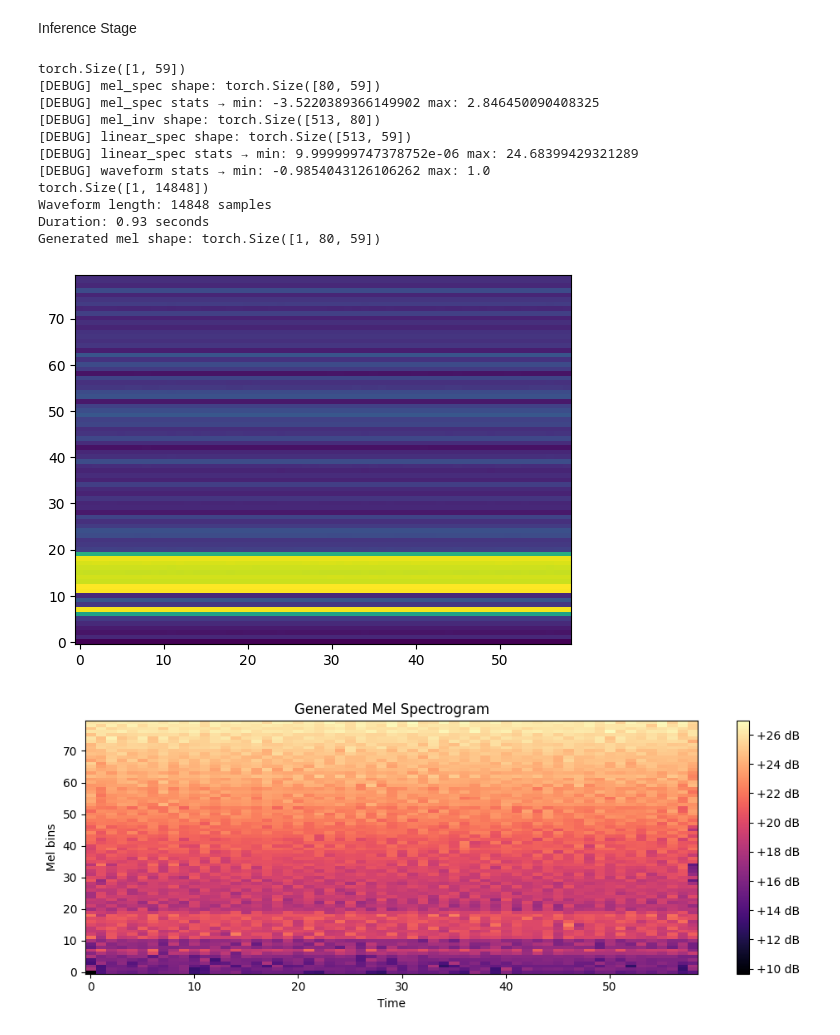
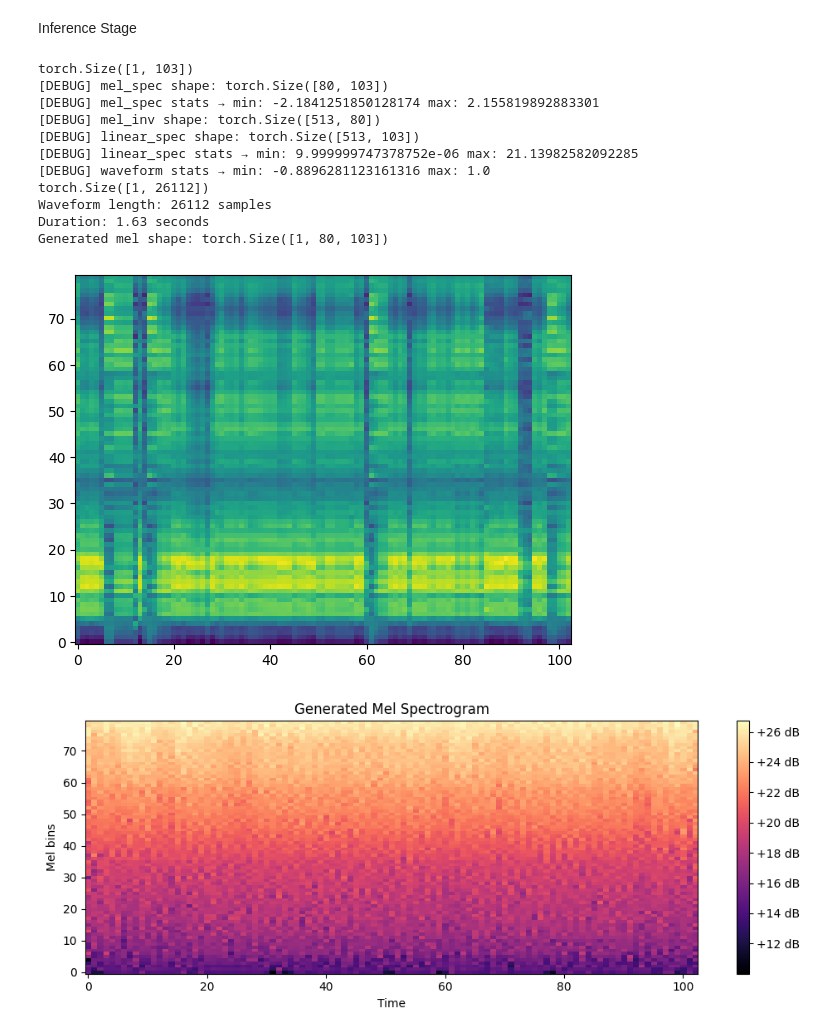
Before and after one commit to spencerwardaudio/DiffGAN_EV2_Variant, a Jupyter notebook: DiffGan_TTS_SW.ipynb, the cells around one changed output. Cells and saved outputs as stored; diff of their text form; code cells hidden in the pictures.

Commit message:
Normalizing Mel Specs in Data Loader, Time to Move on to U Net architecture, After 2000 epochs clear fundamental and harmonic distinctions

```diff
--- a/DiffGan_TTS_SW.ipynb
+++ b/DiffGan_TTS_SW.ipynb
@@ -245,7 +245,7 @@ class MelGenerator(nn.Module):
             [DiffusionBlock(mel_dim, hidden_dim) for _ in range(diffusion_steps)]
         )
 
-        self.output_activation = nn.Tanh()  # Mel spectrograms are typically in [-1, 1]
+        self.output_activation = torch.nn.Tanh()  # Mel spectrograms are typically in [-1, 1]
 
     def forward(self, x):
         for step, block in enumerate(self.diffusion_blocks):
@@ -494,6 +494,8 @@ class SimpleLJSDataset(Dataset):
         text_seq = torch.tensor(text_to_sequence(text), dtype=torch.long)
         mel = waveform_to_mel(waveform)
 
+        mel = (mel - mel.mean()) / mel.std()  # Normalize
+
         # Load token-level durations from .npy file
         if self.duration_dir:
             duration_path = os.path.join(self.duration_dir, f"{file_id}_durations.npy")
@@ -526,7 +528,7 @@ scheduler_d = torch.optim.lr_scheduler.StepLR(optimizer_d, step_size=10, gamma=0
 
 
 model.train()
-for epoch in range(1000):
+for epoch in range(2000):
     for text_seq, mel_target, true_durations, text_lens in dataloader:
         # === Text encoding ===
         text_features = model.text_encoder(text_seq)  # (B, T_text, hidden_dim)
@@ -583,7 +585,7 @@ for epoch in range(1000):
             gan_weight=0.01
         )
 
-        if epoch % 200 == 0:  # Every 200 epochs
+        if epoch % 500 == 0:  # Every 200 epochs
             with torch.no_grad():
                 print("Generated mel stats → min:", predicted_mel.min().item(), "max:", predicted_mel.max().item())
                 print("Duration prediction → mean:", predicted_durations.float().mean().item())
@@ -662,6 +660,9 @@ def mel_to_waveform(mel_spec, sample_rate=16000, n_fft=1024, hop_length=256):
     griffin_lim = torchaudio.transforms.GriffinLim(
         n_fft=n_fft,
         hop_length=hop_length,
+        win_length=n_fft,
+        window_fn=torch.hann_window,
+        power=1.0,
         n_iter=32
     )
 
@@ -674,7 +675,7 @@ def mel_to_waveform(mel_spec, sample_rate=16000, n_fft=1024, hop_length=256):
 Inference Stage
 # %%
 # Inference: Use the full model forward pass
-text = "the hills are alive with the sound of music don't you agree"
+text = "the hills are alive with the sound of music don't you agree also what is your favorite ice cream flavor?"
 text_seq = torch.tensor([text_to_sequence(text)])  # (1, T_text)
 print(text_seq.shape)
 
@@ -683,10 +684,6 @@ with torch.no_grad():
     # Use the full forward pass which includes the duration predictor and length regulator.
     predicted_mel = model(text_seq)  # (1, T_mel, mel_dim)
 
-    # # Clamp for waveform conversion stability
-    # predicted_mel = predicted_mel.clamp(min=-11.5, max=2.0)
-
-
     # print("Generated waveform shape:", waveform.shape)
     plt.imshow(predicted_mel[0].cpu().detach().numpy().T, aspect='auto', origin='lower')
 
@@ -694,43 +691,43 @@ with torch.no_grad():
     waveform = mel_to_waveform(predicted_mel)
     print(waveform.shape)  # (1, T)
     # Optionally, save the generated audio
-    torchaudio.save("generated.wav", waveform, sample_rate=16000)
+    torchaudio.save("generated.wav", waveform.cpu(), sample_rate=16000)
 
     # Print waveform info
     num_samples = waveform.shape[1]
     duration_sec = num_samples / 16000
     print(f"Waveform length: {num_samples} samples")
     print(f"Duration: {duration_sec:.2f} seconds")
 
 
     generated_mel = mel_transform(waveform)  # (1, mel_dim, T)
     print("Generated mel shape:", generated_mel.shape)
     mel_db = torchaudio.transforms.AmplitudeToDB()(generated_mel)
 
     # Plot the generated mel spectrogram
     plt.figure(figsize=(10, 4))
     plt.imshow(mel_db[0].numpy(), origin="lower", aspect="auto", cmap="magma")
     # plt.imshow(mel_db[0].cpu().detach().numpy().T, origin='lower', aspect='auto')
     plt.title("Generated Mel Spectrogram")
     plt.xlabel("Time")
     plt.ylabel("Mel bins")
     plt.colorbar(format="%+2.0f dB")
     plt.tight_layout()
     plt.show()
 
 #an option if you need to flip vertically the waveform because of griffin lim shannanagans
 # plt.imshow(mel_db[0].numpy()[::-1], origin="lower", aspect="auto", cmap="magma")
 # %% [output]
-torch.Size([1, 59])
-[DEBUG] mel_spec shape: torch.Size([80, 59])
-[DEBUG] mel_spec stats → min: -3.5220389366149902 max: 2.846450090408325
+torch.Size([1, 103])
+[DEBUG] mel_spec shape: torch.Size([80, 103])
+[DEBUG] mel_spec stats → min: -2.1841251850128174 max: 2.155819892883301
 [DEBUG] mel_inv shape: torch.Size([513, 80])
-[DEBUG] linear_spec shape: torch.Size([513, 59])
-[DEBUG] linear_spec stats → min: 9.999999747378752e-06 max: 24.68399429321289
-[DEBUG] waveform stats → min: -0.9854043126106262 max: 1.0
-torch.Size([1, 14848])
-Waveform length: 14848 samples
-Duration: 0.93 seconds
-Generated mel shape: torch.Size([1, 80, 59])
+[DEBUG] linear_spec shape: torch.Size([513, 103])
+[DEBUG] linear_spec stats → min: 9.999999747378752e-06 max: 21.13982582092285
+[DEBUG] waveform stats → min: -0.8896281123161316 max: 1.0
+torch.Size([1, 26112])
+Waveform length: 26112 samples
+Duration: 1.63 seconds
+Generated mel shape: torch.Size([1, 80, 103])
-[figure, old version]
+[figure, new version]
-[figure, old version]
+[figure, new version]
```
Also changed, not shown: parts of 1 cell of this notebook.
